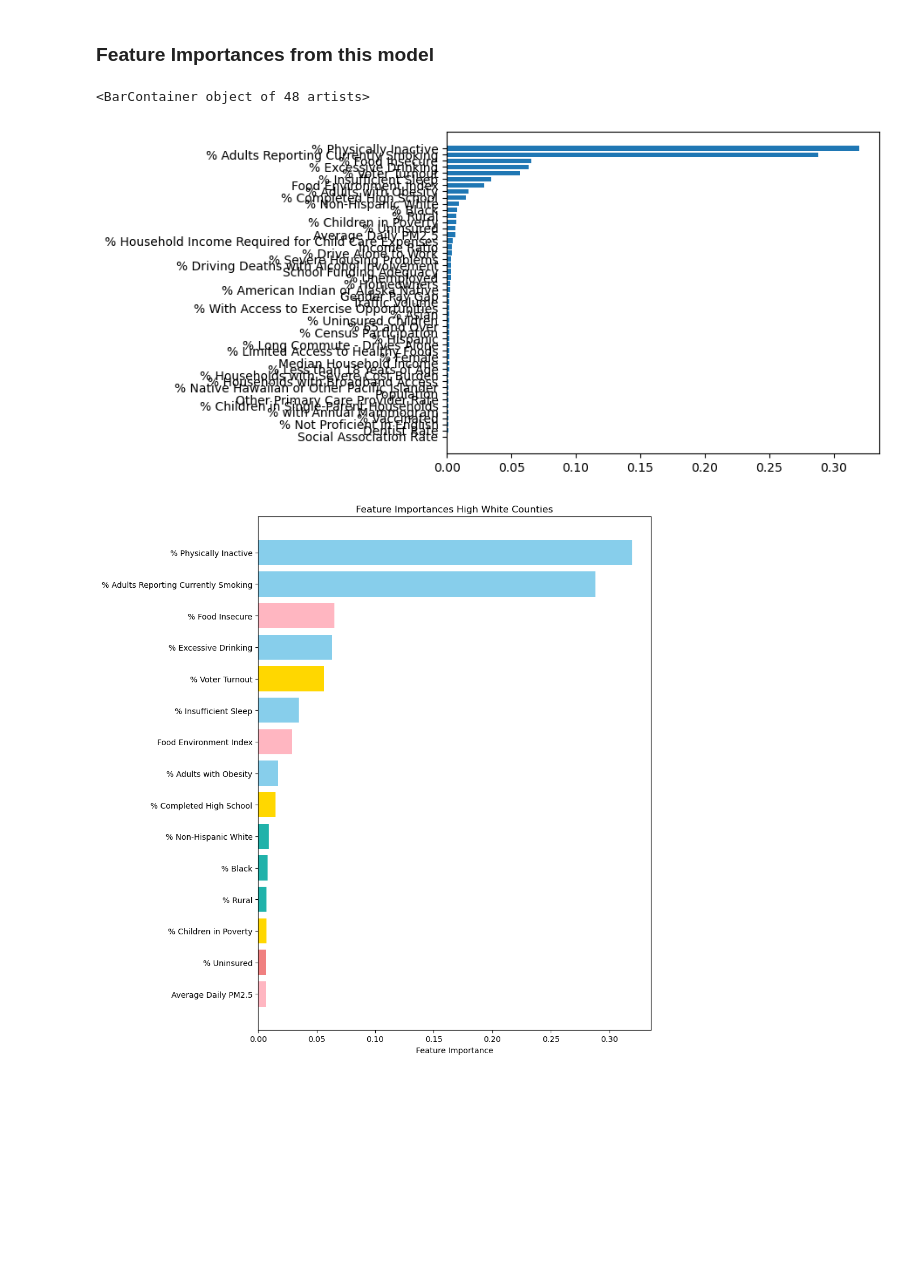
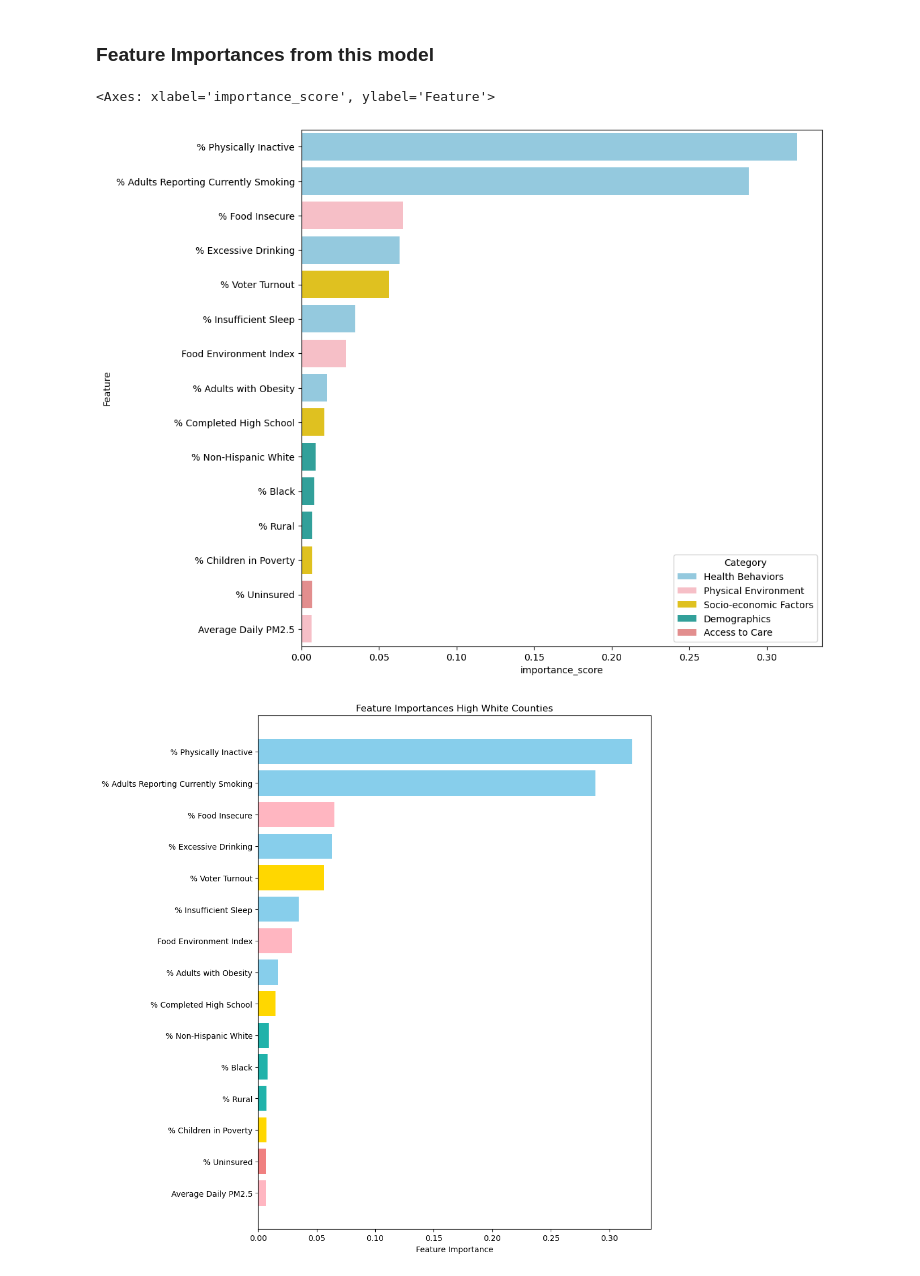
Before and after one commit to nedgren/Health-Insights, a Jupyter notebook: modeling/neal_ethnicity-modeling.ipynb, the cells around one changed output. Cells and saved outputs as stored; diff of their text form; code cells hidden in the pictures; blank space fills up the shorter version.

```diff
--- a/modeling/neal_ethnicity-modeling.ipynb
+++ b/modeling/neal_ethnicity-modeling.ipynb
@@ -133,7 +133,7 @@ Pipeline(steps=[('impute', KNNImputer(n_neighbors=10)),
 top_50_feature_importance = xgb_pipe['xgb'].feature_importances_
 top_50_feature_importance_df = pd.DataFrame({'Feature': features,
                                'importance_score': xgb_pipe['xgb'].feature_importances_})\
-                                .sort_values(by='importance_score')
+                                .sort_values(by='importance_score', ascending=False)
 # %%
 category_colors = {
     "Health Behaviors": "skyblue",
@@ -150,11 +150,19 @@ for category, feature_list in features_by_category.items():
 # %%
 top_50_feature_importance_df['Category'] = top_50_feature_importance_df['Feature'].map(feature_to_category)
 top_50_feature_importance_df['Color'] = top_50_feature_importance_df['Category'].map(category_colors)
-# %%
-plt.barh(top_50_feature_importance_df['Feature'], top_50_feature_importance_df['importance_score'])
-# %% [output]
-<BarContainer object of 48 artists>
-[figure, removed]
+# %%
+top_n = 15
+importance_frame = top_50_feature_importance_df.head(top_n) #Frame is in ascending order
+
+importance_scores = importance_frame['importance_score']
+importance_features = importance_frame['Feature']
+importance_colors = importance_frame['Color']
+
+plt.figure(figsize=(10,10))
+sns.barplot(data=importance_frame, y='Feature', x='importance_score', orient='h', hue='Category', palette=category_colors)
+# %% [output]
+<Axes: xlabel='importance_score', ylabel='Feature'>
+[figure, added]
 # %%
 #data frame matching features with their top importances computed from xgboost
 
```
Also changed, not shown: parts of 2 cells of this notebook.
